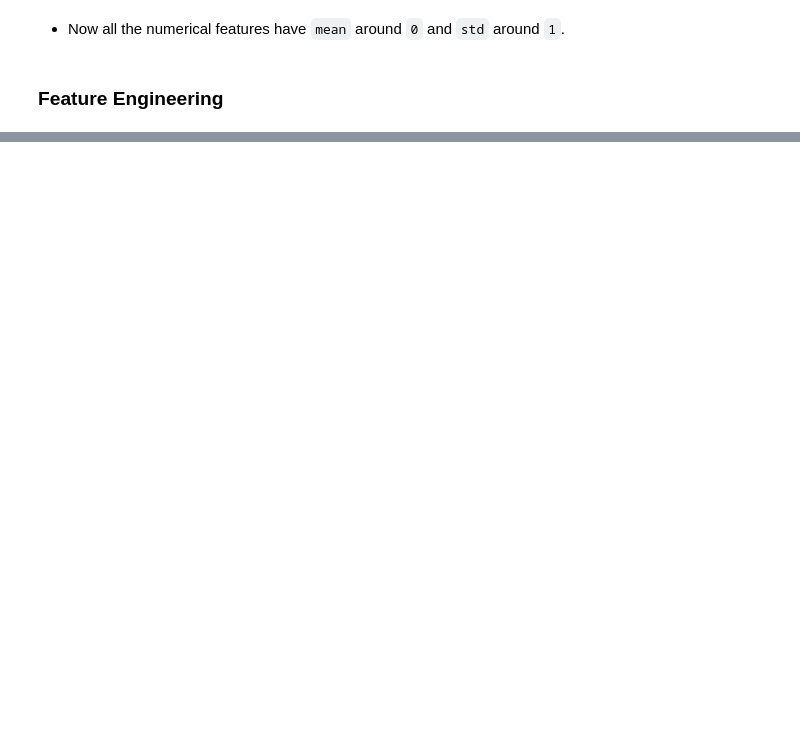
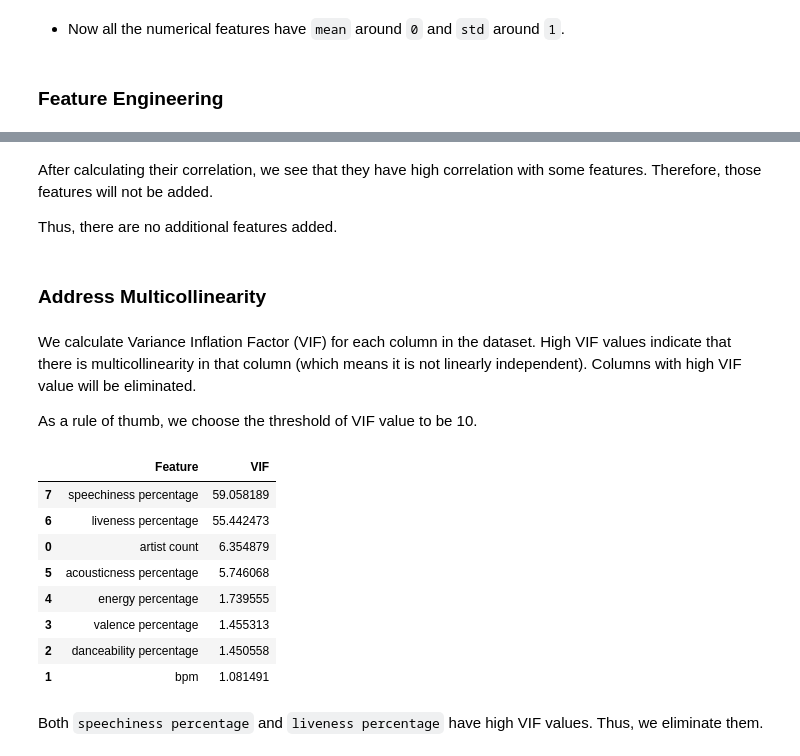
Before and after one commit to daoviethoang1402/audio-pop-corr-analysis, a Jupyter notebook: notebooks/notebook.ipynb, the cells around one changed output, grey strips where cells are left out. Cells and saved outputs as stored; diff of their text form; code cells hidden in the pictures; blank space fills up the shorter version.

```diff
--- a/notebooks/notebook.ipynb
+++ b/notebooks/notebook.ipynb
@@ -628,0 +795,56 @@ train_set[columns_to_boxcox_transform].describe()
+# %% [markdown]
+After calculating their correlation, we see that they have high correlation with some features. Therefore, those features will not be added.
+
+Thus, there are no additional features added.
+# %% [markdown]
+### Address Multicollinearity
+# %% [markdown]
+We calculate Variance Inflation Factor (VIF) for each column in the dataset. High VIF values indicate that there is multicollinearity in that column (which means it is not linearly independent). Columns with high VIF value will be eliminated.
+
+As a rule of thumb, we choose the threshold of VIF value to be 10.
+# %%
+from statsmodels.stats.outliers_influence import variance_inflation_factor
+
+def calculate_vif(df, features):
+    """
+    Calculate VIF for each feature in the dataset
+
+    Parameters:
+    -----------
+    df : pandas DataFrame
+        The input dataset
+    features : list
+        List of feature names to calculate VIF for
+
+    Returns:
+    --------
+    pandas DataFrame
+        DataFrame containing features and their VIF scores
+    """
+    # Create a dataframe with only the features
+    X = df[features].copy()
+
+    # Calculate VIF for each feature
+    vif_data = pd.DataFrame()
+    vif_data["Feature"] = features
+    vif_data["VIF"] = [variance_inflation_factor(X.values, i)
+                       for i in range(X.shape[1])]
+
+    # Sort by VIF value in descending order
+    vif_data = vif_data.sort_values('VIF', ascending=False)
+
+    return vif_data
+
+calculate_vif(train_set, numerical_columns)
+# %% [output]
+|  | Feature | VIF |
+| 7 | speechiness percentage | 59.058189 |
+| 6 | liveness percentage | 55.442473 |
+| 0 | artist count | 6.354879 |
+| 5 | acousticness percentage | 5.746068 |
+| 4 | energy percentage | 1.739555 |
+| 3 | valence percentage | 1.455313 |
+| 2 | danceability percentage | 1.450558 |
+| 1 | bpm | 1.081491 |
+# %% [markdown]
+Both `speechiness percentage` and `liveness percentage` have high VIF values. Thus, we eliminate them.
```
Also changed, not shown: parts of 37 cells of this notebook, 1 other file.
